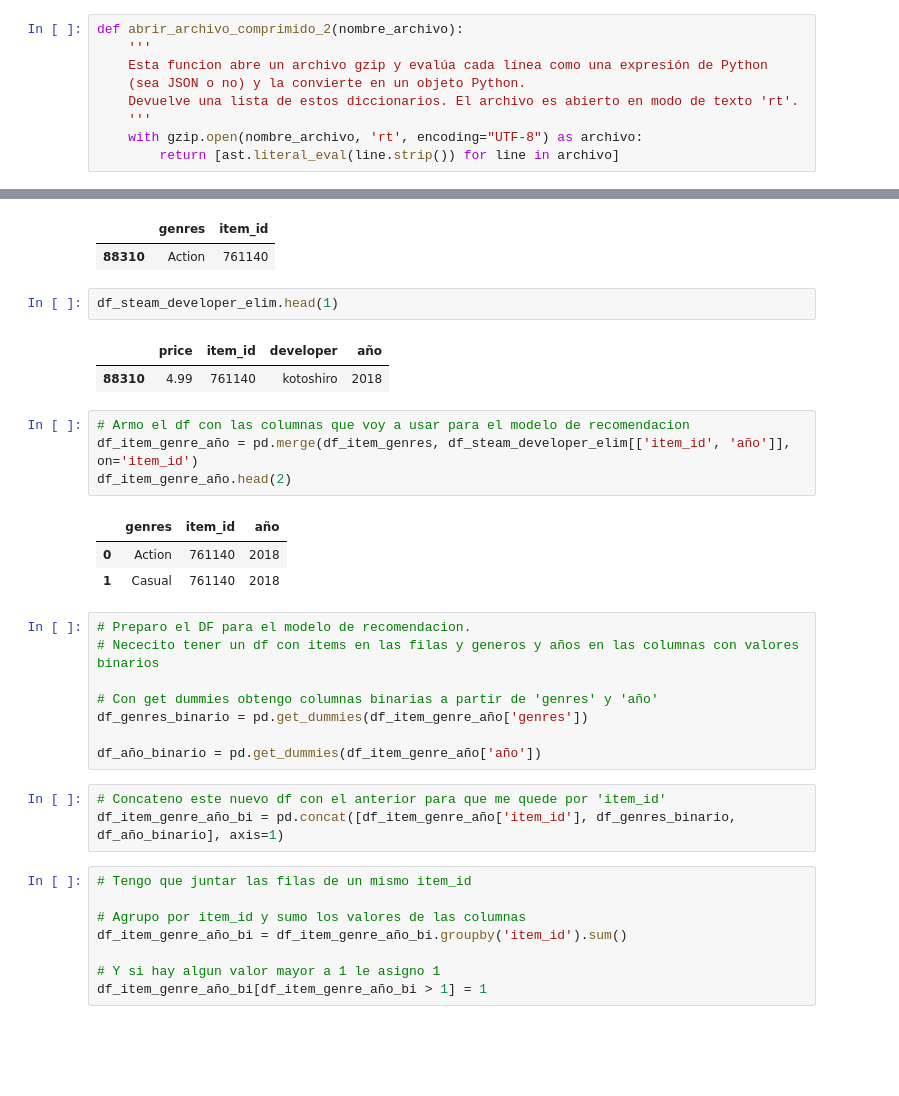
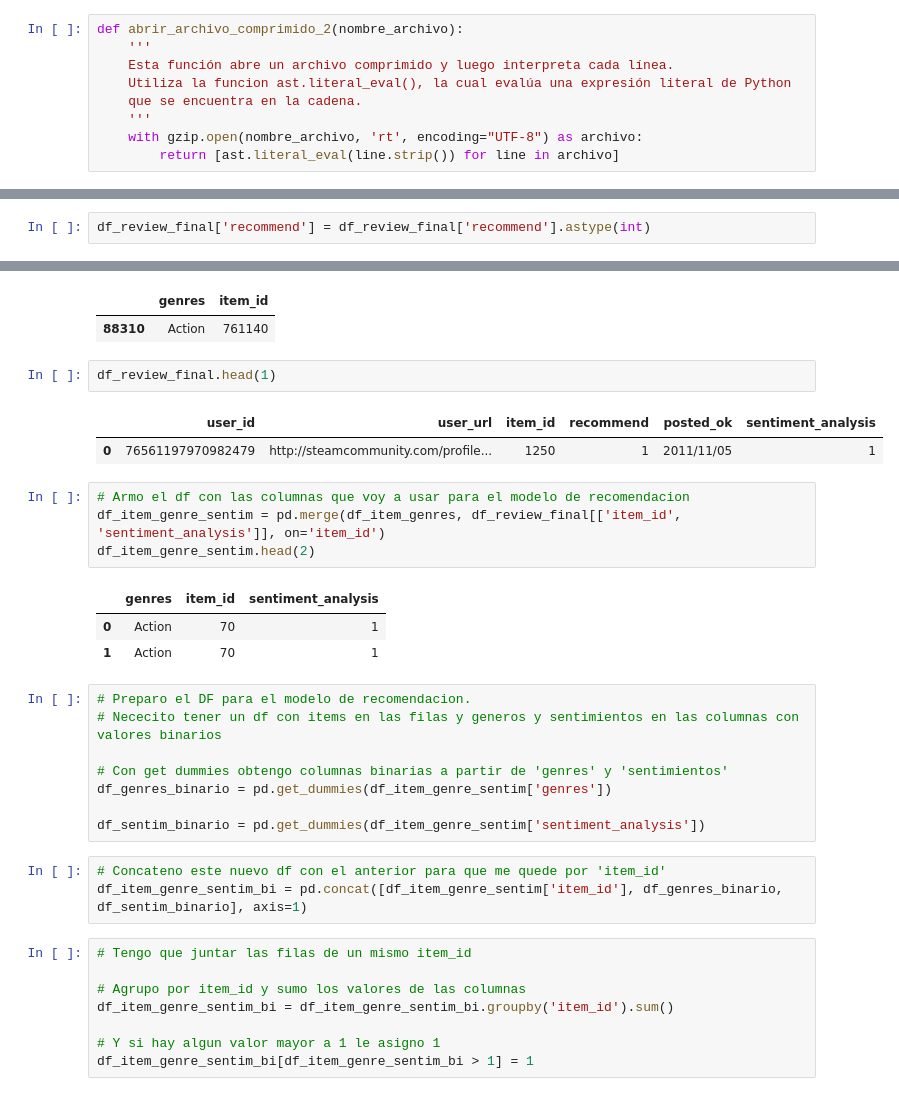
Before and after one commit to PaulaPerosio/PI_Sistema_de_Recomendacion, a Jupyter notebook: ETL-EDA.ipynb, the cells around one changed output, grey strips where cells are left out. Drawn from its saved outputs; the diff is of its cells as text; blank space fills up the shorter version.

```diff
--- a/PI_1.ipynb
+++ b/ETL-EDA.ipynb
@@ -21,9 +30,9 @@ def abrir_archivo_comprimido_1(nombre_archivo):
 # %%
 def abrir_archivo_comprimido_2(nombre_archivo):
     '''
-    Esta funcion abre un archivo gzip y evalúa cada línea como una expresión de Python
-    (sea JSON o no) y la convierte en un objeto Python.
-    Devuelve una lista de estos diccionarios. El archivo es abierto en modo de texto 'rt'.
+    Esta función abre un archivo comprimido y luego interpreta cada línea.
+    Utiliza la funcion ast.literal_eval(), la cual evalúa una expresión literal de Python
+    que se encuentra en la cadena.
     '''
     with gzip.open(nombre_archivo, 'rt', encoding="UTF-8") as archivo:
         return [ast.literal_eval(line.strip()) for line in archivo]
@@ -300,3 +335,5 @@ Index(['user_id', 'user_url', 'funny', 'posted', 'last_edited', 'item_id',
 # %%
 # se arma un df final, con las columnas que se necesitaran
 df_review_final = df_review_des_ano[['user_id', 'user_url', 'item_id','recommend', 'posted_ok', 'sentiment_analysis']]
+# %%
+df_review_final['recommend'] = df_review_final['recommend'].astype(int)
@@ -1475,34 +1529,34 @@ df_item_genres.head(1)
 |  | genres | item_id |
 | 88310 | Action | 761140 |
 # %%
-df_steam_developer_elim.head(1)
+df_review_final.head(1)
 # %% [output]
-|  | price | item_id | developer | año |
-| 88310 | 4.99 | 761140 | kotoshiro | 2018 |
+|  | user_id | user_url | item_id | recommend | posted_ok | sentiment_analysis |
+| 0 | 76561197970982479 | http://steamcommunity.com/profile... | 1250 | 1 | 2011/11/05 | 1 |
 # %%
 # Armo el df con las columnas que voy a usar para el modelo de recomendacion
-df_item_genre_año = pd.merge(df_item_genres, df_steam_developer_elim[['item_id', 'año']], on='item_id')
-df_item_genre_año.head(2)
+df_item_genre_sentim = pd.merge(df_item_genres, df_review_final[['item_id', 'sentiment_analysis']], on='item_id')
+df_item_genre_sentim.head(2)
 # %% [output]
-|  | genres | item_id | año |
-| 0 | Action | 761140 | 2018 |
-| 1 | Casual | 761140 | 2018 |
+|  | genres | item_id | sentiment_analysis |
+| 0 | Action | 70 | 1 |
+| 1 | Action | 70 | 1 |
 # %%
 # Preparo el DF para el modelo de recomendacion.
-# Nececito tener un df con items en las filas y generos y años en las columnas con valores binarios
+# Nececito tener un df con items en las filas y generos y sentimientos en las columnas con valores binarios
 
-# Con get dummies obtengo columnas binarias a partir de 'genres' y 'año'
-df_genres_binario = pd.get_dummies(df_item_genre_año['genres'])
+# Con get dummies obtengo columnas binarias a partir de 'genres' y 'sentimientos'
+df_genres_binario = pd.get_dummies(df_item_genre_sentim['genres'])
 
-df_año_binario = pd.get_dummies(df_item_genre_año['año'])
+df_sentim_binario = pd.get_dummies(df_item_genre_sentim['sentiment_analysis'])
 # %%
 # Concateno este nuevo df con el anterior para que me quede por 'item_id'
-df_item_genre_año_bi = pd.concat([df_item_genre_año['item_id'], df_genres_binario, df_año_binario], axis=1)
+df_item_genre_sentim_bi = pd.concat([df_item_genre_sentim['item_id'], df_genres_binario, df_sentim_binario], axis=1)
 # %%
 # Tengo que juntar las filas de un mismo item_id
 
 # Agrupo por item_id y sumo los valores de las columnas
-df_item_genre_año_bi = df_item_genre_año_bi.groupby('item_id').sum()
+df_item_genre_sentim_bi = df_item_genre_sentim_bi.groupby('item_id').sum()
 
 # Y si hay algun valor mayor a 1 le asigno 1
-df_item_genre_año_bi[df_item_genre_año_bi > 1] = 1
+df_item_genre_sentim_bi[df_item_genre_sentim_bi > 1] = 1
```
Also changed, not shown: parts of 27 cells of this notebook, 6 other files.
